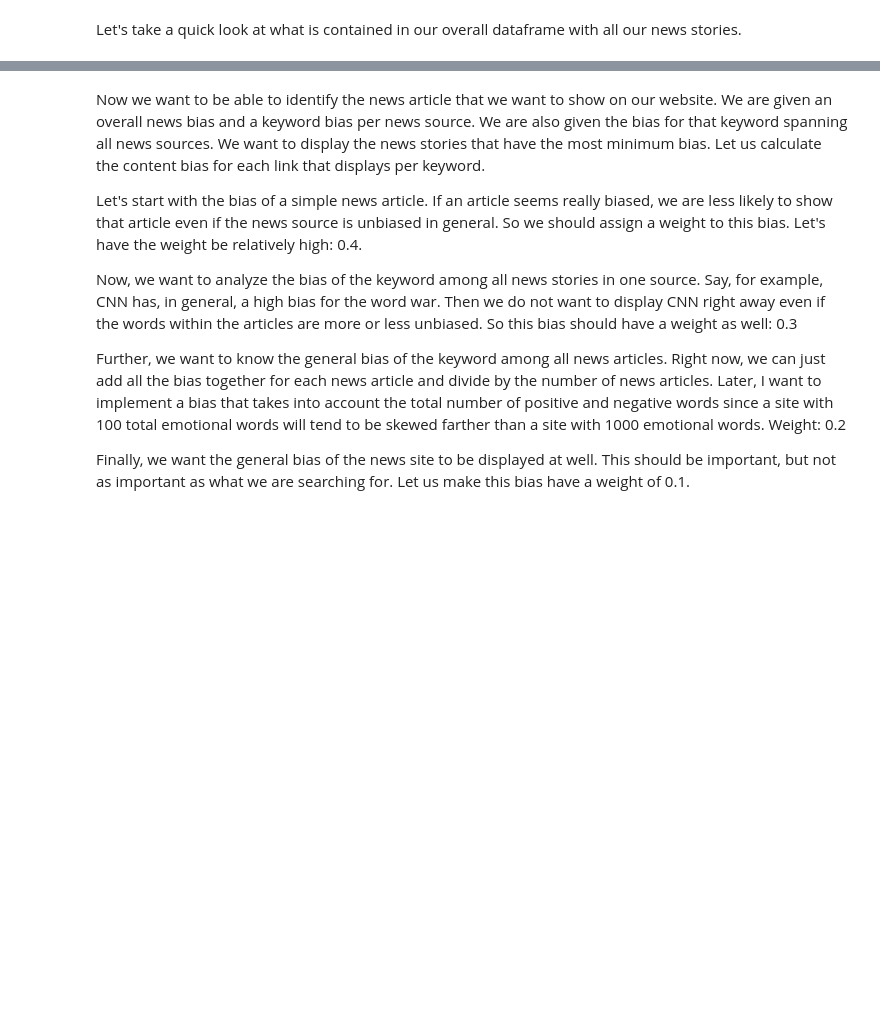
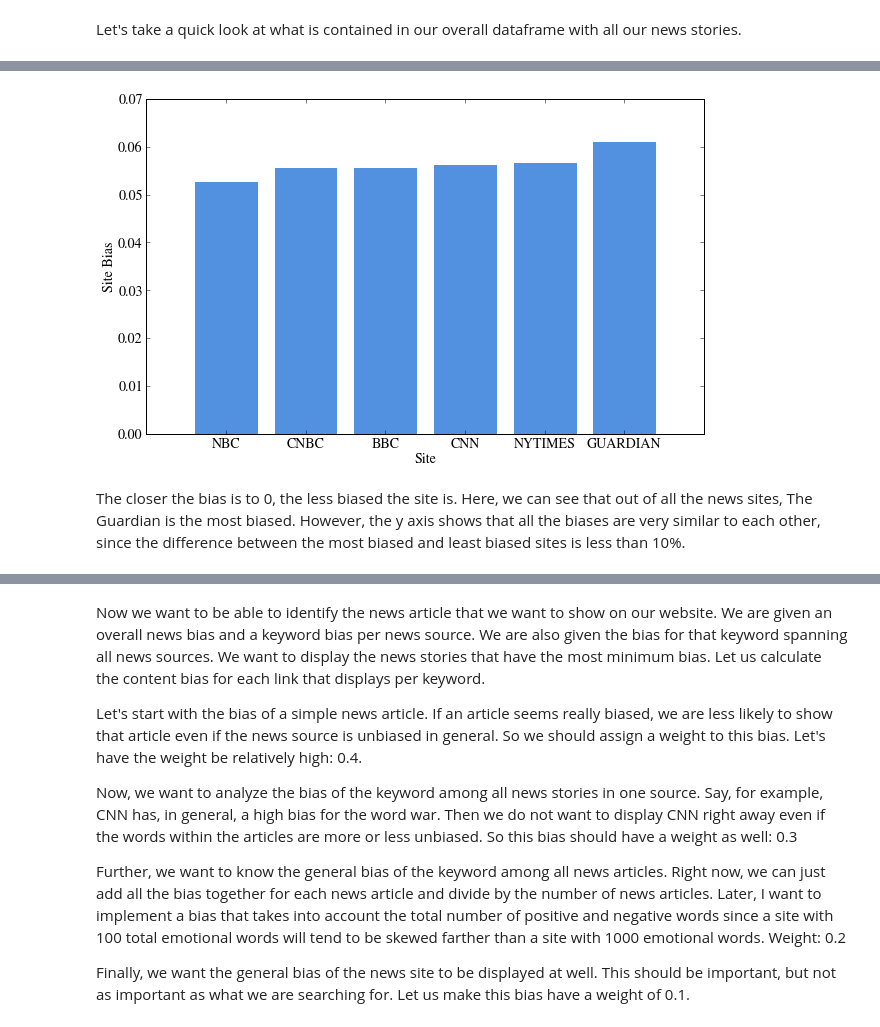
Before and after one commit to trender-io/report, a Jupyter notebook: trender-io.ipynb, the cells around one changed output, grey strips where cells are left out. Drawn from its saved outputs; the diff is of its cells as text; code cells hidden in the pictures; blank space fills up the shorter version.

```diff
--- a/trender-io.ipynb
+++ b/trender-io.ipynb
@@ -1821,6 +1740,7 @@ Now that we have this list of positive and negative words, we can compare our li
 #Output: Dataframe with two columns: one containing positive words and one containing negative words
 allneg=[]
 allpos=[]
+total_words=[]
 for a in all_story_words:
     negative_words=[]
     positive_words=[]
@@ -1831,7 +1751,8 @@ for a in all_story_words:
             negative_words.append(w)
     allpos.append([0] if not positive_words else positive_words)
     allneg.append([0] if not negative_words else negative_words)
-posneg=pd.DataFrame({'pos':allpos,'neg':allneg})
+    total_words.append(0 if len(a)==0 else len(a))
+posneg=pd.DataFrame({'pos':allpos,'neg':allneg, 'total_words':total_words})
 # %%
 #Append all the words in a positive and negative list to output to site wordle.net to construct a wordle.
 pos_list=[]
@@ -2147,0 +1861,17 @@ all_site_bias('Obama')
+# %%
+def number_of_pos_neg(df):
+    # Given: DataFrame
+    # Returns: Number of positive and negative words, total number of words,
+    # and the bias = (total number of pos+total number of neg)/total number of words in article
+    numPos=0
+    numNeg=0
+    numTotal=0
+    for p in df['pos']:
+        numPos=numPos+len(p)
+    for n in df['neg']:
+        numNeg=numNeg+len(n)
+    for t in df['total_words']:
+        numTotal=numTotal+t
+    return 'Number Positive Words ' ,numPos, 'Number Negative Words ' ,numNeg, 'Total', numTotal,'bias',float(numPos+numNeg)/float(numTotal)
+
+print number_of_pos_neg(posneg)
@@ -2147,0 +1927,21 @@ all_site_bias('Obama')
+# %%
+NEWSwords = {'BBC':BBCwords,'CNN':CNNwords,'NYTIMES':NYTIMESwords,'GUARDIAN':GUARDIANwords,'CNBC':CNBCwords,'NBC':NBCwords}
+NEWSposneg = {'BBC': BBCposneg,'CNN': CNNposneg,'NYTIMES':NYTIMESposneg,'GUARDIAN': GUARDIANposneg,'CNBC':CNBCposneg,'NBC':NBCposneg}
+NEWScontent = {'BBC':BBCcontent,'CNN':CNNcontent,'NYTIMES':NYTIMEScontent,'GUARDIAN':GUARDIANcontent,'CNBC':CNBCcontent,'NBC':NBCcontent}
+NEWSlinks = {'BBC':BBClinks,'CNN':CNNlinks,'NYTIMES':NYTIMESlinks,'GUARDIAN':GUARDIANlinks,'CNBC':CNBClinks,'NBC':NBClinks}
+
+"""Store all biases in one place"""
+biases={}
+for site in NEWSposneg.keys():
+    biases[site] = number_of_pos_neg(NEWSposneg[site])[7]
+sorted_biases = sorted(biases.iteritems(), key=op.itemgetter(1))
+
+plt.bar([1,2,3,4,5,6],[s[1] for s in sorted_biases],align='center',color='#5191df')
+plt.xticks([1,2,3,4,5,6],[s[0] for s in sorted_biases])
+plt.ylabel('Site Bias')
+plt.xlabel('Site')
+plt.show()
+# %% [output]
+[figure, added]
+# %% [markdown]
+The closer the bias is to 0, the less biased the site is. Here, we can see that out of all the news sites, The Guardian is the most biased. However, the y axis shows that all the biases are very similar to each other, since the difference between the most biased and least biased sites is less than 10%.
```
Also changed, not shown: parts of 71 cells of this notebook.
